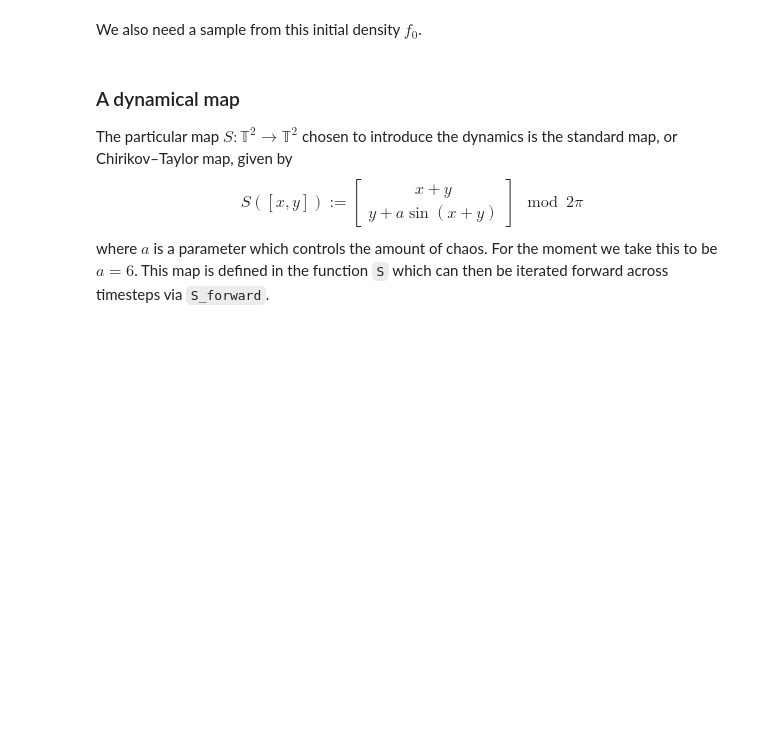
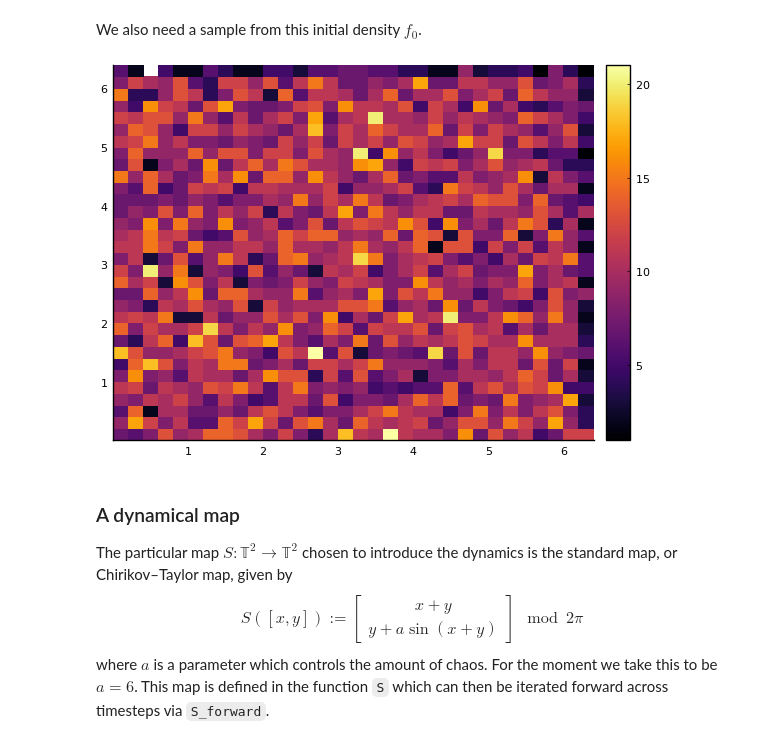
Before and after one commit to rcushen/thesis, a Jupyter notebook: Simulation #1.ipynb, the cells around one changed output. Cells and saved outputs as stored; diff of their text form; code cells hidden in the pictures; blank space fills up the shorter version.

```diff
--- a/Simulation #1.ipynb
+++ b/Simulation #1.ipynb
@@ -28,10 +30,12 @@ zlims!(0, 1.2 * (1/(range^2)))
 # %% [markdown]
 We also need a sample from this initial density $f_0$.
 # %%
-sample_size = 4000;
-sample = sampledist(sample_size, range);
+sample_size = 10000;
+s = sampledist(sample_size, range);
 
-histogram2d(sample[:,1], sample[:,2], bins=50)
+histogram2d(s[:,1], s[:,2], bins=50)
+# %% [output]
+[figure, added]
 # %% [markdown]
 ### A dynamical map
 The particular map $S: \mathbb{T}^2 \to \mathbb{T}^2$ chosen to introduce the dynamics is the standard map, or Chirikov–Taylor map, given by
```
Also changed, not shown: parts of 29 cells of this notebook, 1 other file.
